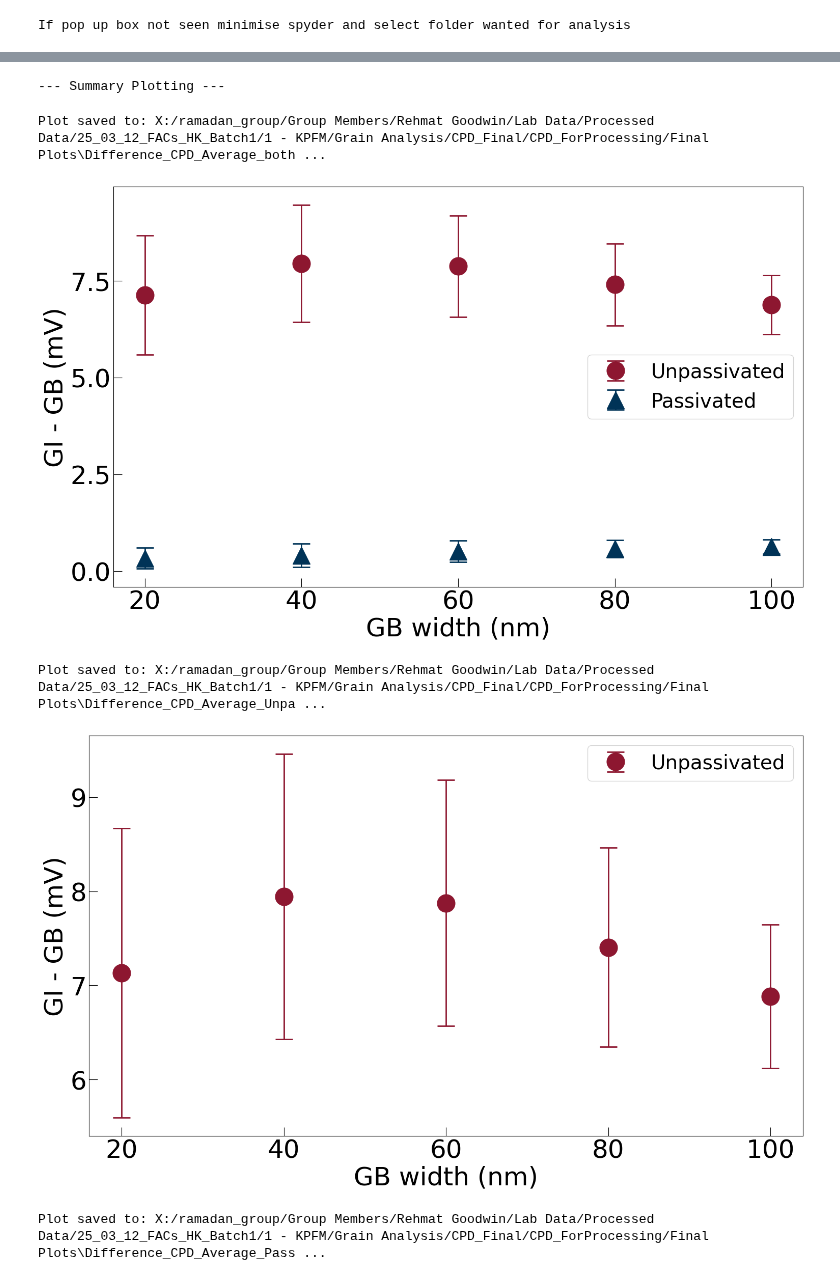
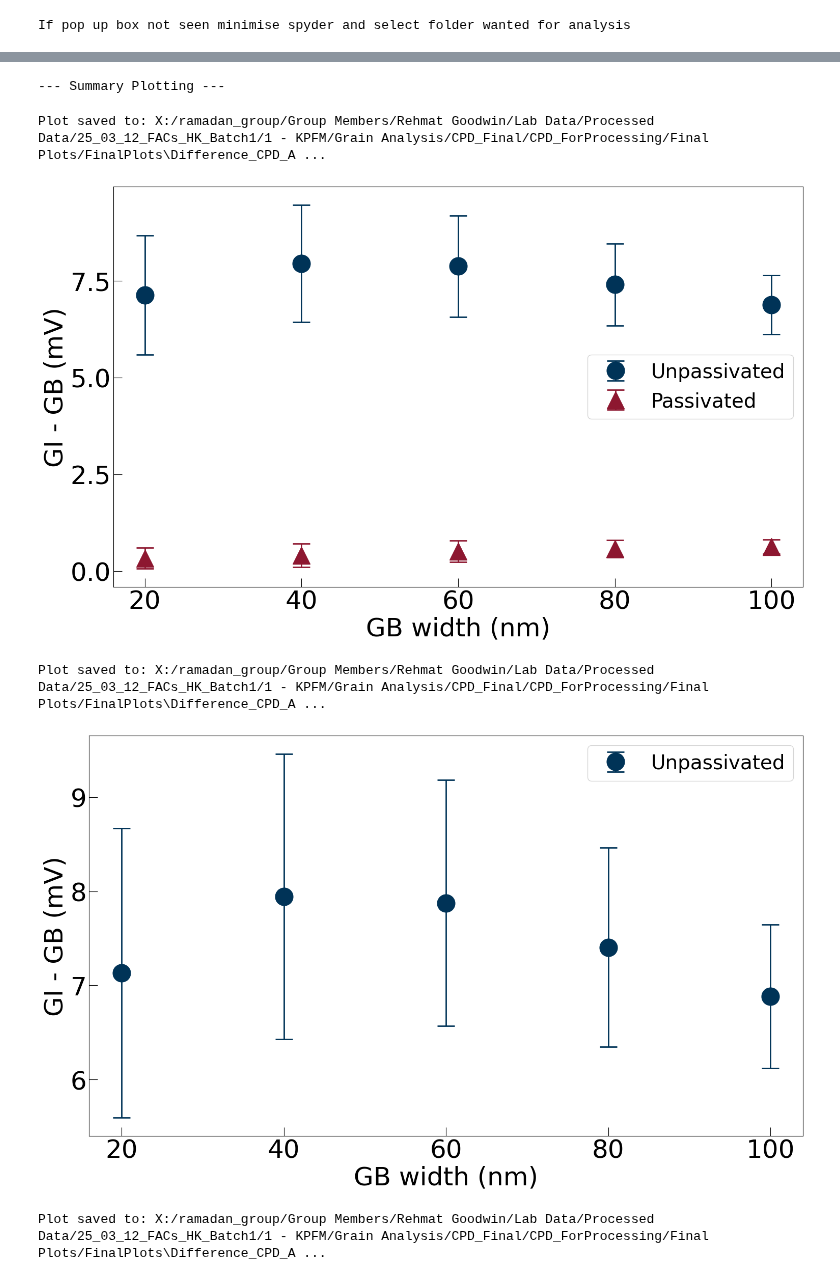
Before and after one commit to RamadanLab/KPFM_processing, a Jupyter notebook: CPDGrainBoundaryAnalysis.ipynb, the cells around one changed output, grey strips where cells are left out. Cells and saved outputs as stored; diff of their text form; code cells hidden in the pictures.

```diff
--- a/CPDGrainBoundaryAnalysis.ipynb
+++ b/CPDGrainBoundaryAnalysis.ipynb
@@ -458,8 +456,8 @@ ax.yaxis.set_major_locator(MaxNLocator(nbins=5))
 
 #plt.scatter(x_nm, Unpass_all, label='Unpassivated', color='#8D1730', marker='o', s=100)
 #plt.scatter(x_nm, Pass_all, label='Passivated', color='#003357', marker='^', s=100)
-plt.errorbar(x_nm, Unpass_all, yerr = Unpass_error, fmt = '-', capsize=errorbar_capsize, elinewidth=e_linewidth, capthick =e_linewidth, label='Unpassivated', color='#8D1730', marker='o', markersize=scatter_size, ls = '')
-plt.errorbar(x_nm, Pass_all, yerr= pass_error,fmt = '-', capsize=errorbar_capsize, elinewidth=e_linewidth, capthick =e_linewidth, label='Passivated', color='#003357', marker='^', markersize=scatter_size, ls = '')
+plt.errorbar(x_nm, Unpass_all, yerr = Unpass_error, fmt = '-', capsize=errorbar_capsize, elinewidth=e_linewidth, capthick =e_linewidth, label='Unpassivated', color=GI_U_color, marker='o', markersize=scatter_size, ls = '')
+plt.errorbar(x_nm, Pass_all, yerr= pass_error,fmt = '-', capsize=errorbar_capsize, elinewidth=e_linewidth, capthick =e_linewidth, label='Passivated', color=GI_P_color, marker='^', markersize=scatter_size, ls = '')
 plt.legend(loc='center right', fontsize=legend_font)
 plt.tight_layout()
 save_plot_to_folder(plt.gcf(), FINAL_PLOTS_SAVE_PATH, filename='Difference_CPD_Average_both_witherror.jpeg')
@@ -479,7 +477,7 @@ ax.yaxis.set_major_locator(MaxNLocator(nbins=5))
 
 #plt.scatter(x_nm, Unpass_all, label='Unpassivated', color='#8D1730', marker='o', s=100)
 #plt.scatter(x_nm, Pass_all, label='Passivated', color='#003357', marker='^', s=100)
-plt.errorbar(x_nm, Unpass_all, yerr = Unpass_error, fmt = '-', capsize=errorbar_capsize, elinewidth=e_linewidth, capthick=e_linewidth, label='Unpassivated', color='#8D1730', marker='o', markersize=scatter_size, ls = '')
+plt.errorbar(x_nm, Unpass_all, yerr = Unpass_error, fmt = '-', capsize=errorbar_capsize, elinewidth=e_linewidth, capthick=e_linewidth, label='Unpassivated', color=GI_U_color, marker='o', markersize=scatter_size, ls = '')
 plt.legend(loc='upper right', fontsize=legend_font)
 plt.tight_layout()
 save_plot_to_folder(plt.gcf(), FINAL_PLOTS_SAVE_PATH, filename='Difference_CPD_Average_Unpassivated_witherror.jpeg')
@@ -499,7 +497,7 @@ ax.yaxis.set_major_locator(MaxNLocator(nbins=5))
 
 #plt.scatter(x_nm, Unpass_all, label='Unpassivated', color='#8D1730', marker='o', s=100)
 #plt.scatter(x_nm, Pass_all, label='Passivated', color='#003357', marker='^', s=100)
-plt.errorbar(x_nm, Pass_all, yerr= pass_error,fmt = '-', capsize=errorbar_capsize, elinewidth=e_linewidth, capthick =e_linewidth, label='Passivated', color='#003357', marker='^', markersize=scatter_size, ls = '')
+plt.errorbar(x_nm, Pass_all, yerr= pass_error,fmt = '-', capsize=errorbar_capsize, elinewidth=e_linewidth, capthick =e_linewidth, label='Passivated', color=GI_P_color, marker='^', markersize=scatter_size, ls = '')
 plt.legend(loc='lower right', fontsize=legend_font)
 plt.tight_layout()
 save_plot_to_folder(plt.gcf(), FINAL_PLOTS_SAVE_PATH, filename='Difference_CPD_Average_Passivated_witherror.jpeg')
@@ -518,35 +516,35 @@ ax.yaxis.set_major_locator(MaxNLocator(nbins=5))
 
 #plt.scatter(x_nm, UnpassGB, label='Unpassivated GB', color='#8D1730', marker='o', s=50)
 #plt.scatter(x_nm, UnpassGI, label='Unpassivated GI', color='#003357', marker='^', s=50)
 plt.errorbar(x_nm, UnpassGB,yerr=UnpassGB_error, fmt = '-', capsize=errorbar_capsize, elinewidth=e_linewidth, capthick =e_linewidth, label='Unpassivated GB', color=GB_U_color, marker='o', markersize=scatter_size, ls = '')
 plt.errorbar(x_nm, UnpassGI, yerr= UnpassGI_error, fmt = '-', capsize=errorbar_capsize,elinewidth=e_linewidth, capthick =e_linewidth,label='Unpassivated GI', color= GI_U_color, marker='^', markersize=scatter_size, ls = '')
 plt.legend(loc = 'best', fontsize=legend_font)
 plt.tight_layout()
 save_plot_to_folder(plt.gcf(), FINAL_PLOTS_SAVE_PATH, filename='Separate_GB_GI_CPD_Unpassivated_witherror.jpeg')
 plt.show()
 
 # 5. GI/GB Passivated
 plt.figure(figsize=(figsize_x, figsize_y))
 ax = plt.gca()
 # ... (Plot formatting)
 ax.tick_params(direction='in', length=tick_length)
 ax.tick_params(axis='both')#, labelsize=18)
 plt.xlabel("GB width (nm)")#, fontsize=20)
 plt.ylabel(" CPD average (mV)")#, fontsize=20)
 ax.xaxis.set_major_locator(MaxNLocator(nbins=5))
 ax.yaxis.set_major_locator(MaxNLocator(nbins=5))
 #plt.scatter(x_nm, PassGB, label='Passivated GB', color='#8D1730', marker='o', s=50)
 #plt.scatter(x_nm, PassGI, label='Passivated GI', color='#003357', marker='^', s=50)
 plt.errorbar(x_nm, PassGB, yerr= PassGB_error,fmt = '-', capsize=errorbar_capsize,elinewidth=e_linewidth, label='Passivated GB', color=GB_P_color, marker='o', markersize=scatter_size, ls = '')
 plt.errorbar(x_nm, PassGI, yerr=PassGI_error, fmt = '-', capsize=errorbar_capsize,elinewidth=e_linewidth, label='Passivated GI', color=GI_P_color, marker='^', markersize=scatter_size, ls = '')
 plt.legend(loc = 'best', fontsize=legend_font)
 plt.tight_layout()
 save_plot_to_folder(plt.gcf(), FINAL_PLOTS_SAVE_PATH, filename='Separate_GB_GI_CPD_Passivatd_witherror.jpeg')
 plt.show()
 # %% [output]
 --- Summary Plotting ---
-Plot saved to: X:/ramadan_group/Group Members/Rehmat Goodwin/Lab Data/Processed Data/25_03_12_FACs_HK_Batch1/1 - KPFM/Grain Analysis/CPD_Final/CPD_ForProcessing/Final Plots\Difference_CPD_Average_both ...
+Plot saved to: X:/ramadan_group/Group Members/Rehmat Goodwin/Lab Data/Processed Data/25_03_12_FACs_HK_Batch1/1 - KPFM/Grain Analysis/CPD_Final/CPD_ForProcessing/Final Plots/FinalPlots\Difference_CPD_A ...
-[figure, old version]
+[figure, new version]
-Plot saved to: X:/ramadan_group/Group Members/Rehmat Goodwin/Lab Data/Processed Data/25_03_12_FACs_HK_Batch1/1 - KPFM/Grain Analysis/CPD_Final/CPD_ForProcessing/Final Plots\Difference_CPD_Average_Unpa ...
+Plot saved to: X:/ramadan_group/Group Members/Rehmat Goodwin/Lab Data/Processed Data/25_03_12_FACs_HK_Batch1/1 - KPFM/Grain Analysis/CPD_Final/CPD_ForProcessing/Final Plots/FinalPlots\Difference_CPD_A ...
-[figure, old version]
+[figure, new version]
-Plot saved to: X:/ramadan_group/Group Members/Rehmat Goodwin/Lab Data/Processed Data/25_03_12_FACs_HK_Batch1/1 - KPFM/Grain Analysis/CPD_Final/CPD_ForProcessing/Final Plots\Difference_CPD_Average_Pass ...
+Plot saved to: X:/ramadan_group/Group Members/Rehmat Goodwin/Lab Data/Processed Data/25_03_12_FACs_HK_Batch1/1 - KPFM/Grain Analysis/CPD_Final/CPD_ForProcessing/Final Plots/FinalPlots\Difference_CPD_A ...
```
Also changed, not shown: parts of 2 cells of this notebook.
